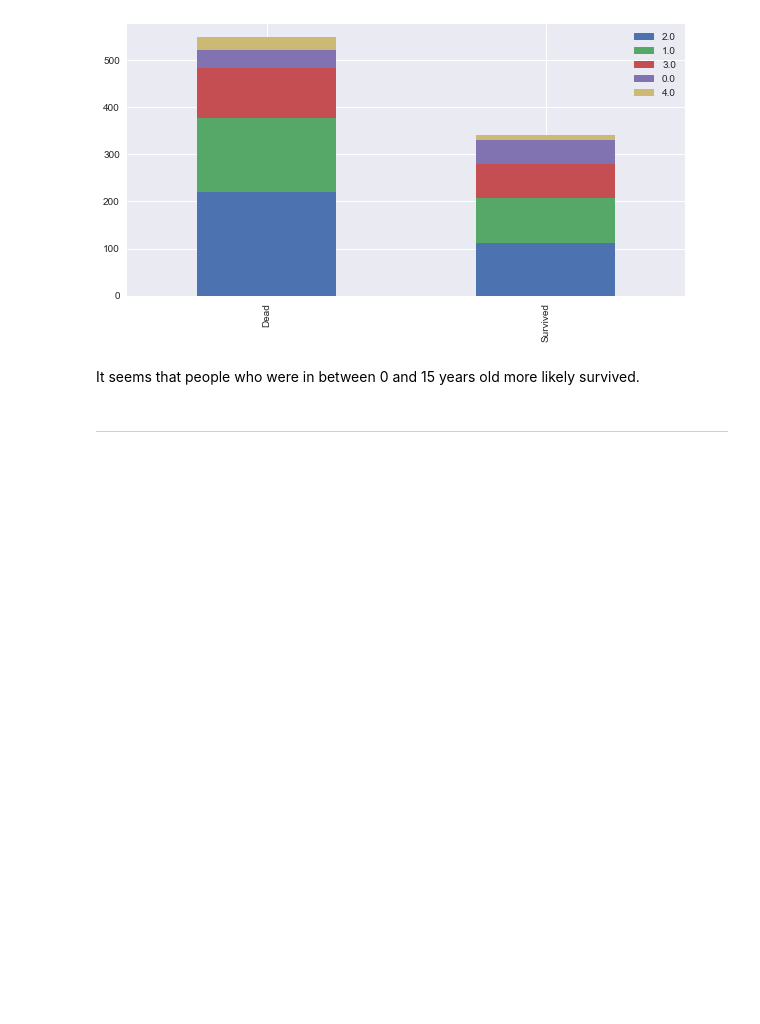
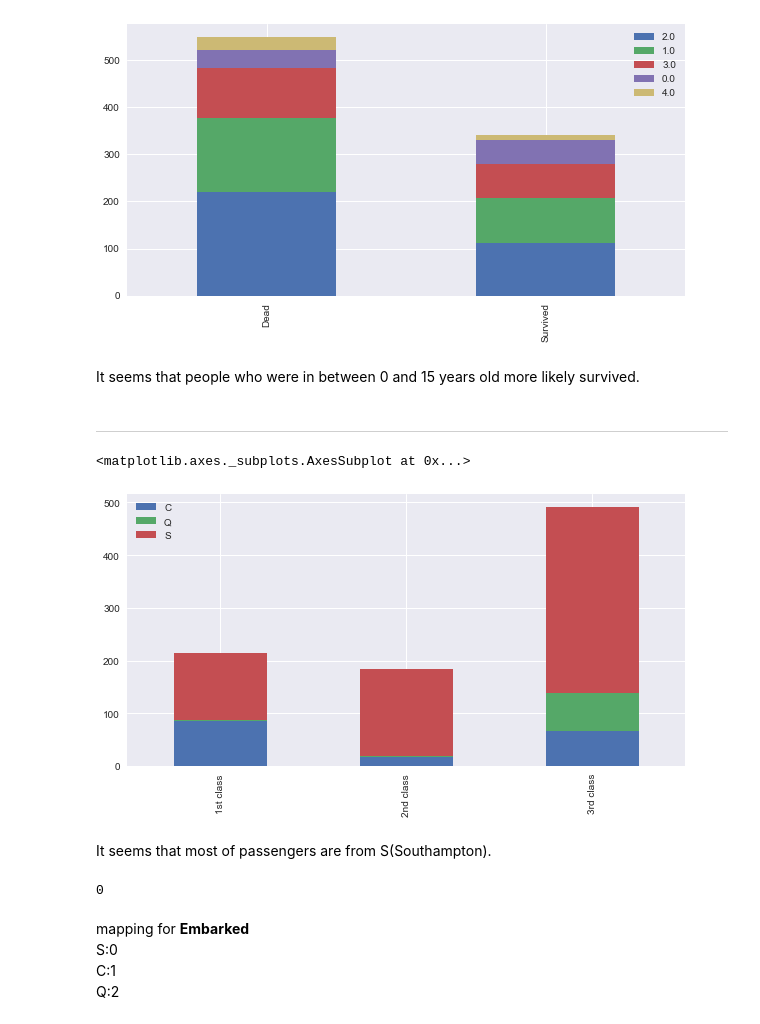
Before and after one commit to lee-kyubong/kaggle, a Jupyter notebook: titanic/kaggle-titanic-py.ipynb, the cells around one changed output. Drawn from its saved outputs; the diff is of its cells as text; code cells hidden in the pictures; blank space fills up the shorter version.

```diff
--- a/titanic/kaggle-titanic-py.ipynb
+++ b/titanic/kaggle-titanic-py.ipynb
@@ -450,3 +450,17 @@ bar_chart('Age')
 It seems that people who were in between 0 and 15 years old more likely survived.
 # %% [markdown]
 ----
+# %%
+#the harbor where each passenger took the ship
+
+Pclass1 = data[data['Pclass']==1]['Embarked'].value_counts()
+Pclass2 = data[data['Pclass']==2]['Embarked'].value_counts()
+Pclass3 = data[data['Pclass']==3]['Embarked'].value_counts()
+df = pd.DataFrame([Pclass1, Pclass2, Pclass3])
+df.index = ['1st class','2nd class', '3rd class']
+df.plot(kind='bar',stacked=True, figsize=(10,5))
+# %% [output]
+<matplotlib.axes._subplots.AxesSubplot at 0x...>
+[figure, added]
+# %% [markdown]
+It seems that most of passengers are from S(Southampton).
@@ -452,0 +470,7 @@ It seems that people who were in between 0 and 15 years old more likely survived
+# %%
+d['Embarked'].isnull().sum()
+# %% [output]
+0
+# %% [markdown]
+mapping for **Embarked**<br/>
+S:0 <br/> C:1 <br/> Q:2
```
Also changed, not shown: parts of 42 cells of this notebook.
